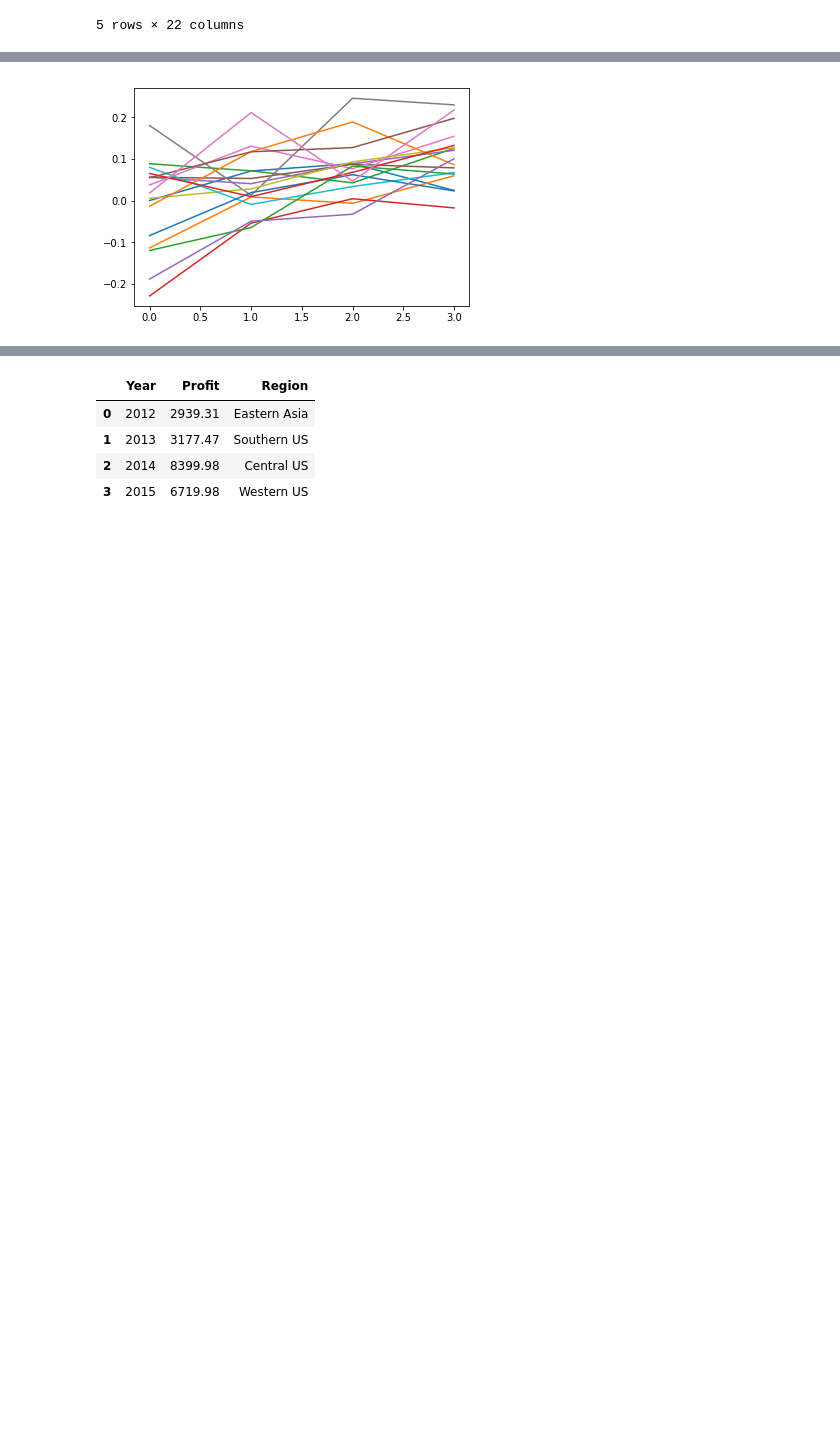
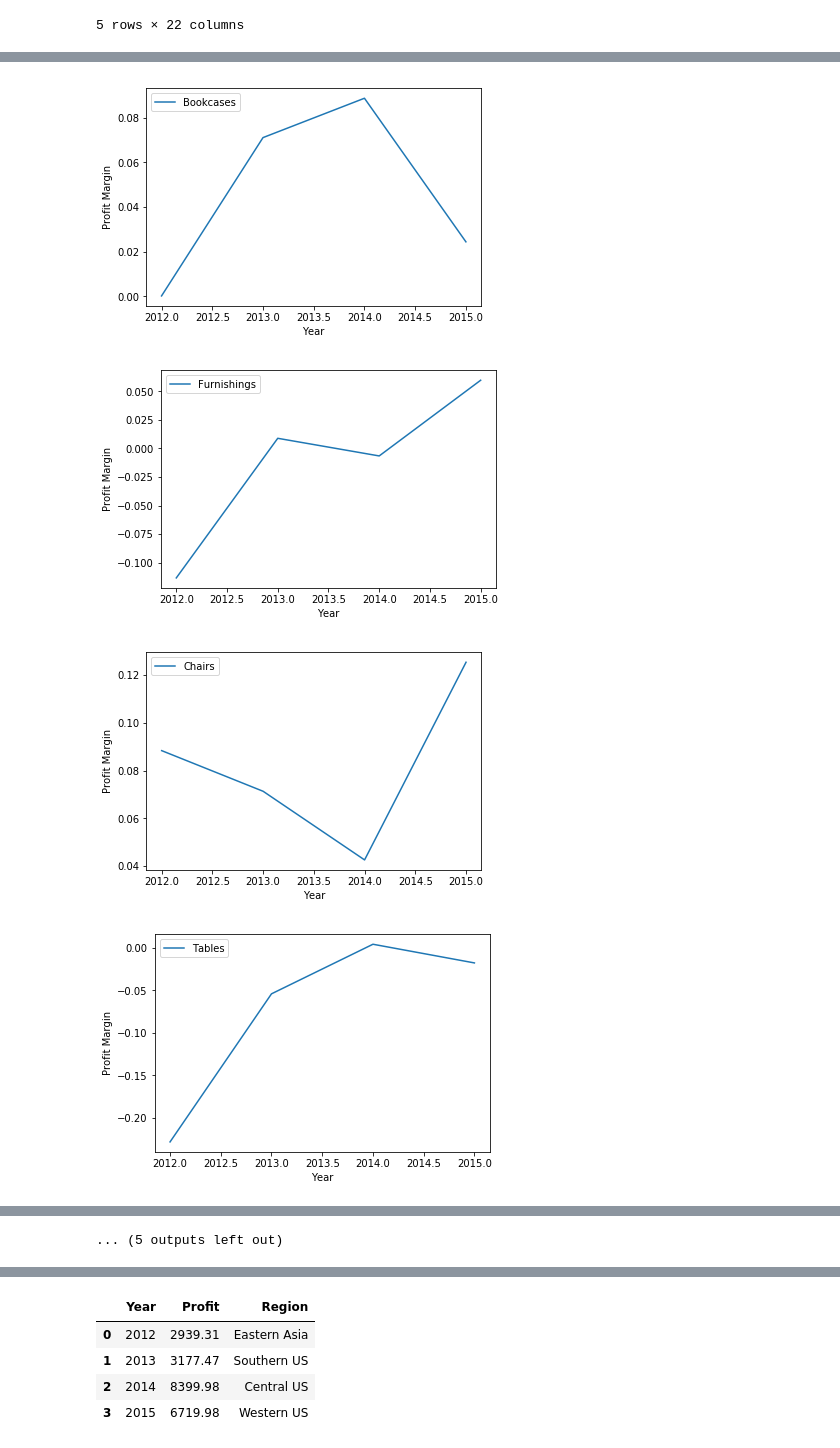
Before and after one commit to shabazbelim/shabaz, a Jupyter notebook: test-1/Solutions.ipynb, the cells around one changed output, grey strips where cells are left out. Cells and saved outputs as stored; diff of their text form; code cells hidden in the pictures; blank space fills up the shorter version.

```diff
--- a/test-1/Solutions.ipynb
+++ b/test-1/Solutions.ipynb
@@ -67,10 +70,15 @@ for year in unique_year:
 # %%
 from matplotlib.pylab import plt
 %matplotlib inline
 
-for item in unique_itemp:
-    plt.plot(margin_trend[item])
-
-plt.show()
+for item in unique_items:
+    plt.plot(unique_year, margin_trend[item], label=item)
+    plt.xlabel('Year')
+    plt.ylabel('Profit Margin')
+    plt.legend(loc='upper left')
+    plt.show()
 # %% [output]
-[figure, old version]
+[figure, new version]
+[figure, added]
+[figure, added]
+[figure, added]
@@ -76,0 +93 @@ plt.show()
+... (5 outputs left out)
```
Also changed, not shown: parts of 17 cells of this notebook.
